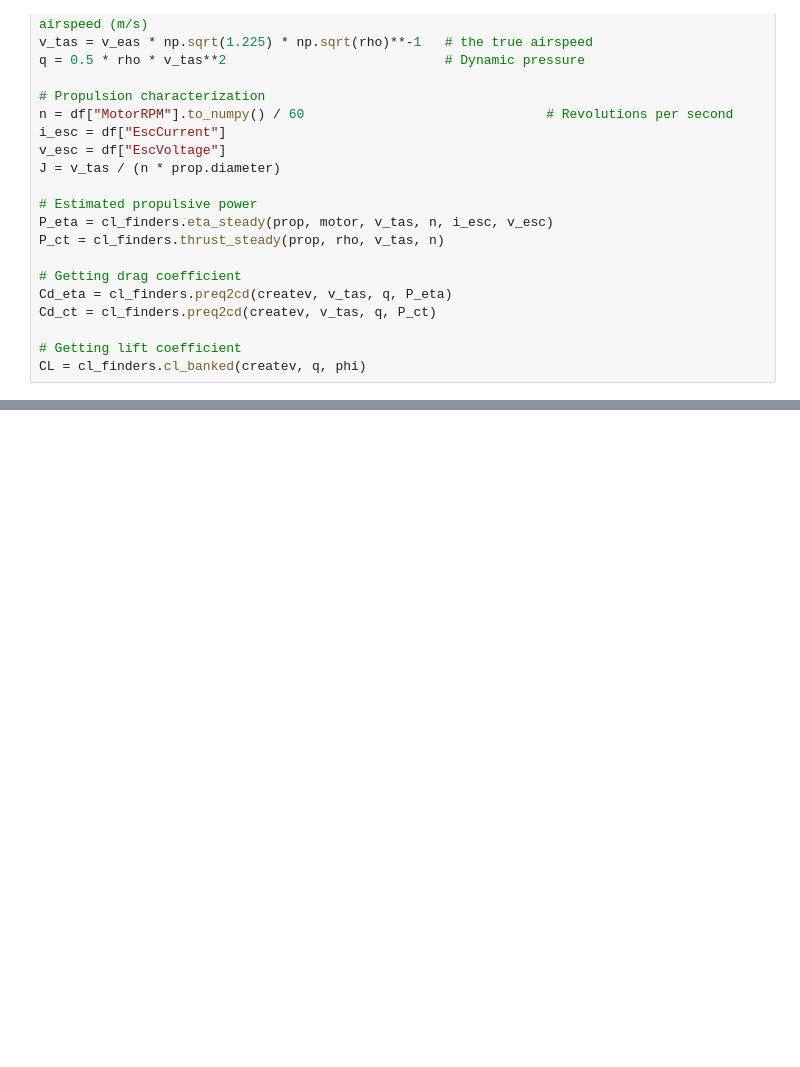
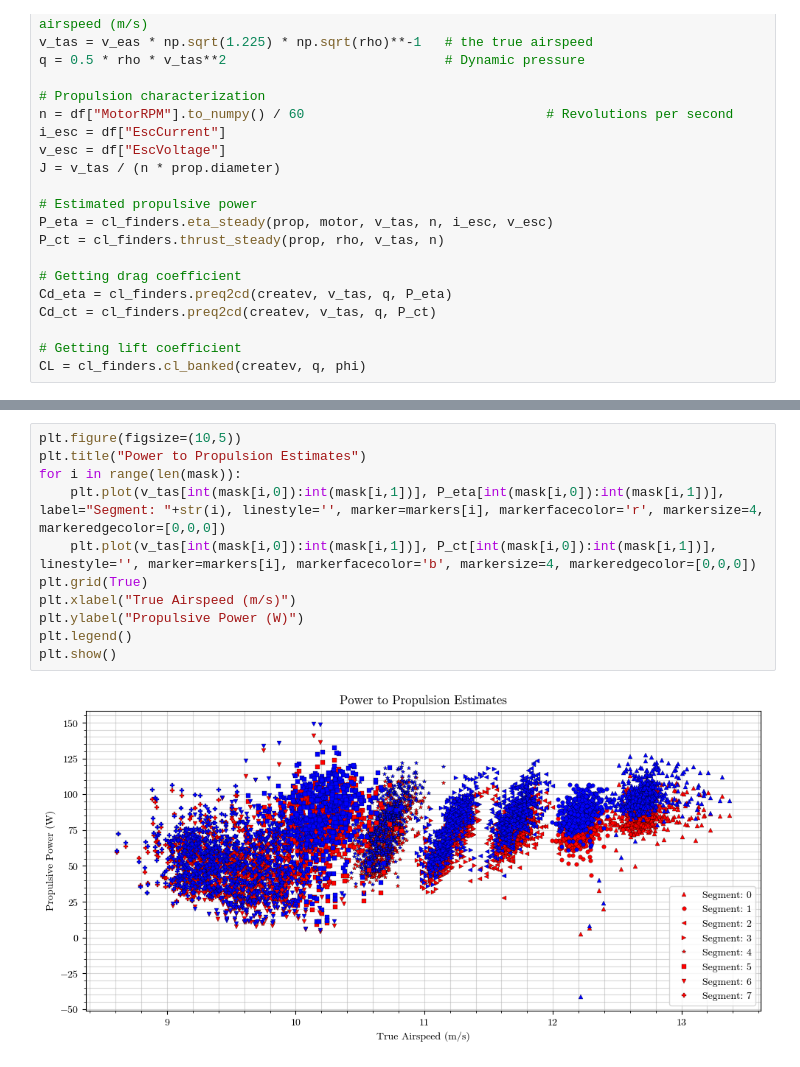
Before and after one commit to wkemp-edu/ArduPilot_AnalysisSuite, a Jupyter notebook: Investigations/June13thAnalysis.ipynb, the cells around one changed output, grey strips where cells are left out. Cells and saved outputs as stored; diff of their text form; blank space fills up the shorter version.

```diff
--- a/Investigations/June13thAnalysis.ipynb
+++ b/Investigations/June13thAnalysis.ipynb
@@ -159,0 +131,13 @@ plt.show()
+# %%
+plt.figure(figsize=(10,5))
+plt.title("Power to Propulsion Estimates")
+for i in range(len(mask)):
+    plt.plot(v_tas[int(mask[i,0]):int(mask[i,1])], P_eta[int(mask[i,0]):int(mask[i,1])], label="Segment: "+str(i), linestyle='', marker=markers[i], markerfacecolor='r', markersize=4, markeredgecolor=[0,0,0])
+    plt.plot(v_tas[int(mask[i,0]):int(mask[i,1])], P_ct[int(mask[i,0]):int(mask[i,1])], linestyle='', marker=markers[i], markerfacecolor='b', markersize=4, markeredgecolor=[0,0,0])
+plt.grid(True)
+plt.xlabel("True Airspeed (m/s)")
+plt.ylabel("Propulsive Power (W)")
+plt.legend()
+plt.show()
+# %% [output]
+[figure, added]
```
Also changed, not shown: parts of 9 cells of this notebook, 6 other files.
